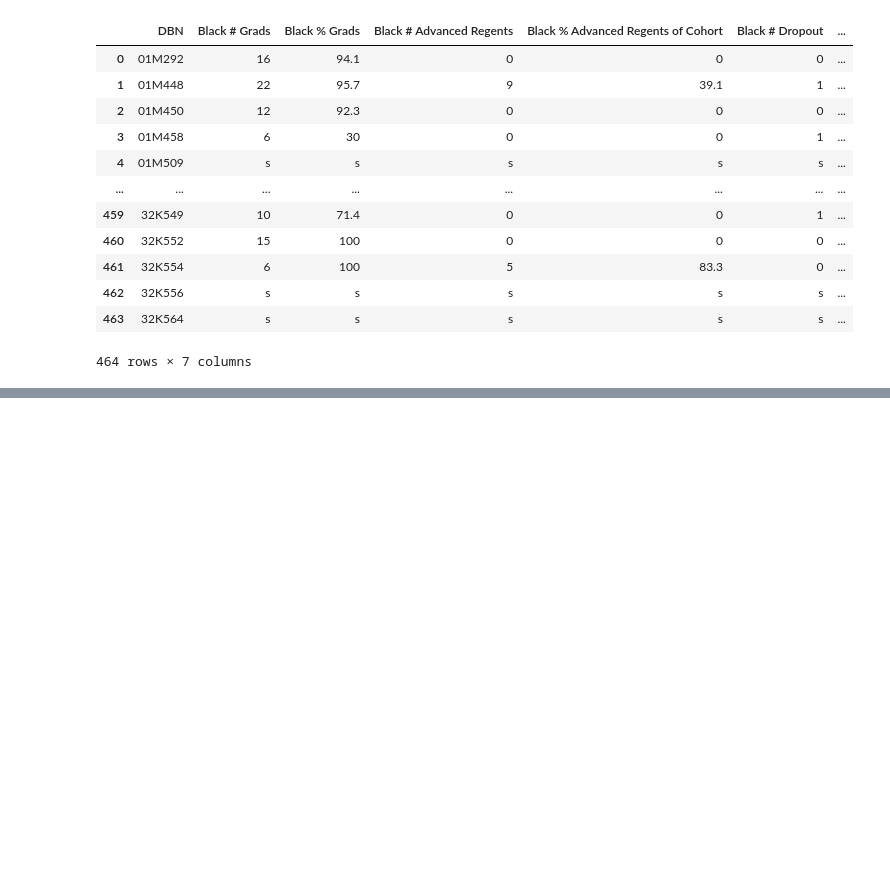
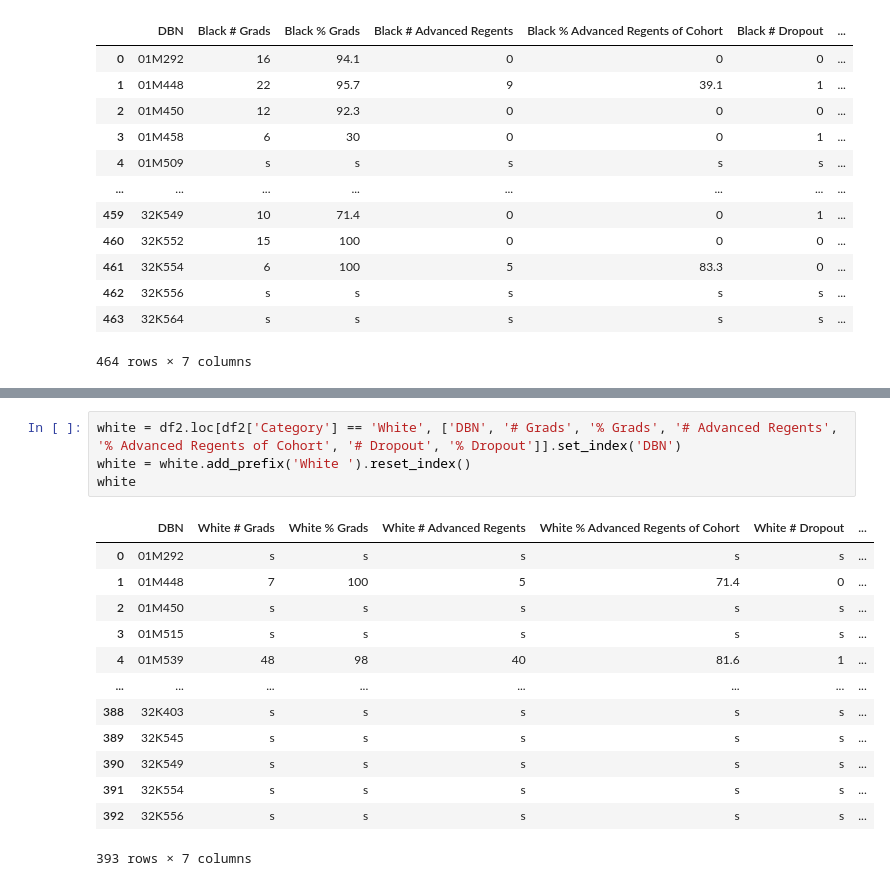
Before and after one commit to es2681/group_project, a Jupyter notebook: Transformed Data Tables/Ethnicities.ipynb, the cells around one changed output, grey strips where cells are left out. Saved outputs shown, nothing was run; the diff lists cells and outputs as text; blank space fills up the shorter version.

```diff
--- a/Transformed Data Tables/Ethnicities.ipynb
+++ b/Transformed Data Tables/Ethnicities.ipynb
@@ -122,0 +141,18 @@ black
+# %%
+white = df2.loc[df2['Category'] == 'White', ['DBN', '# Grads', '% Grads', '# Advanced Regents', '% Advanced Regents of Cohort', '# Dropout', '% Dropout']].set_index('DBN')
+white = white.add_prefix('White ').reset_index()
+white
+# %% [output]
+|  | DBN | White # Grads | White % Grads | White # Advanced Regents | White % Advanced Regents of Cohort | White # Dropout | ... |
+| 0 | 01M292 | s | s | s | s | s | ... |
+| 1 | 01M448 | 7 | 100 | 5 | 71.4 | 0 | ... |
+| 2 | 01M450 | s | s | s | s | s | ... |
+| 3 | 01M515 | s | s | s | s | s | ... |
+| 4 | 01M539 | 48 | 98 | 40 | 81.6 | 1 | ... |
+| ... | ... | ... | ... | ... | ... | ... | ... |
+| 388 | 32K403 | s | s | s | s | s | ... |
+| 389 | 32K545 | s | s | s | s | s | ... |
+| 390 | 32K549 | s | s | s | s | s | ... |
+| 391 | 32K554 | s | s | s | s | s | ... |
+| 392 | 32K556 | s | s | s | s | s | ... |
+393 rows × 7 columns
```
Also changed, not shown: parts of 4 cells of this notebook.
